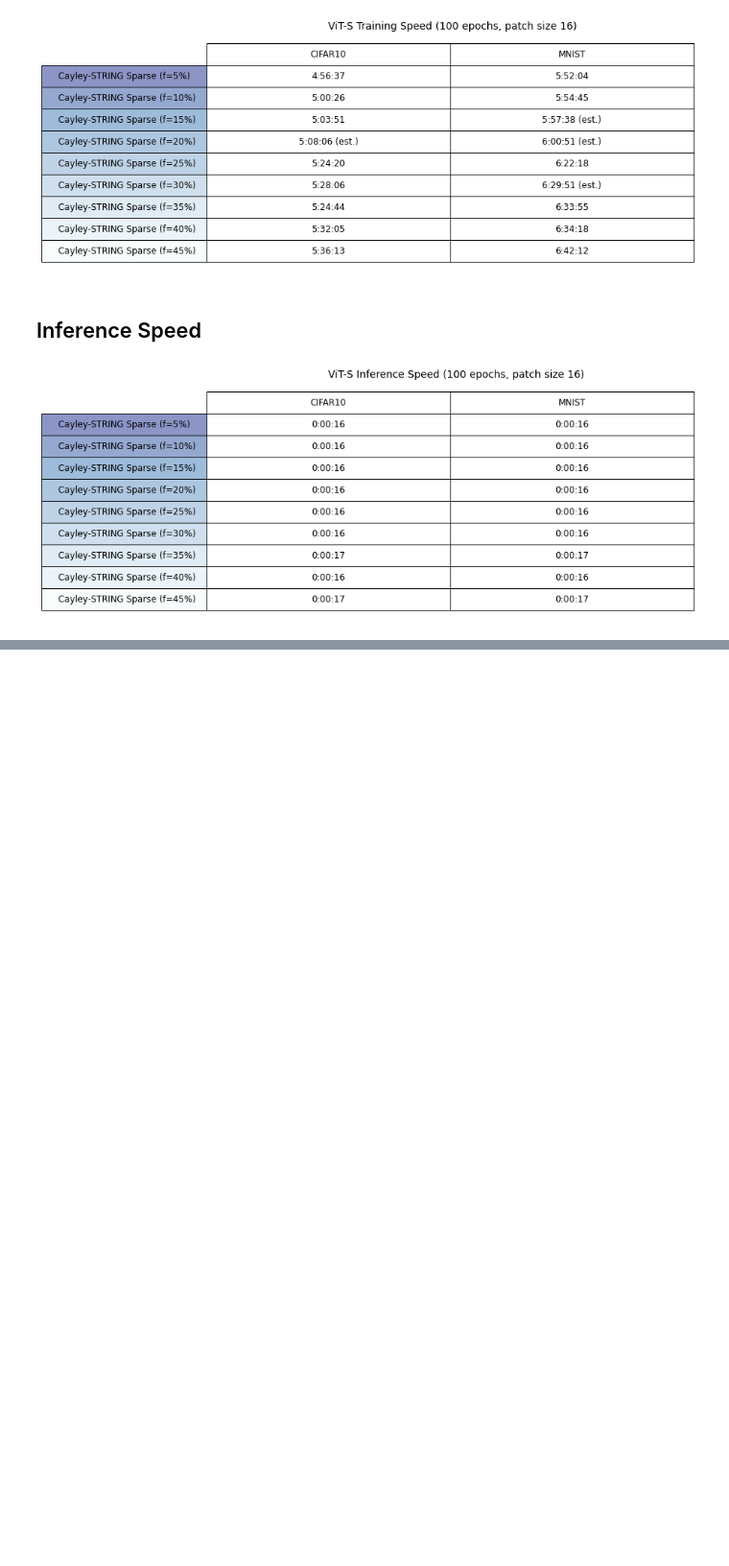
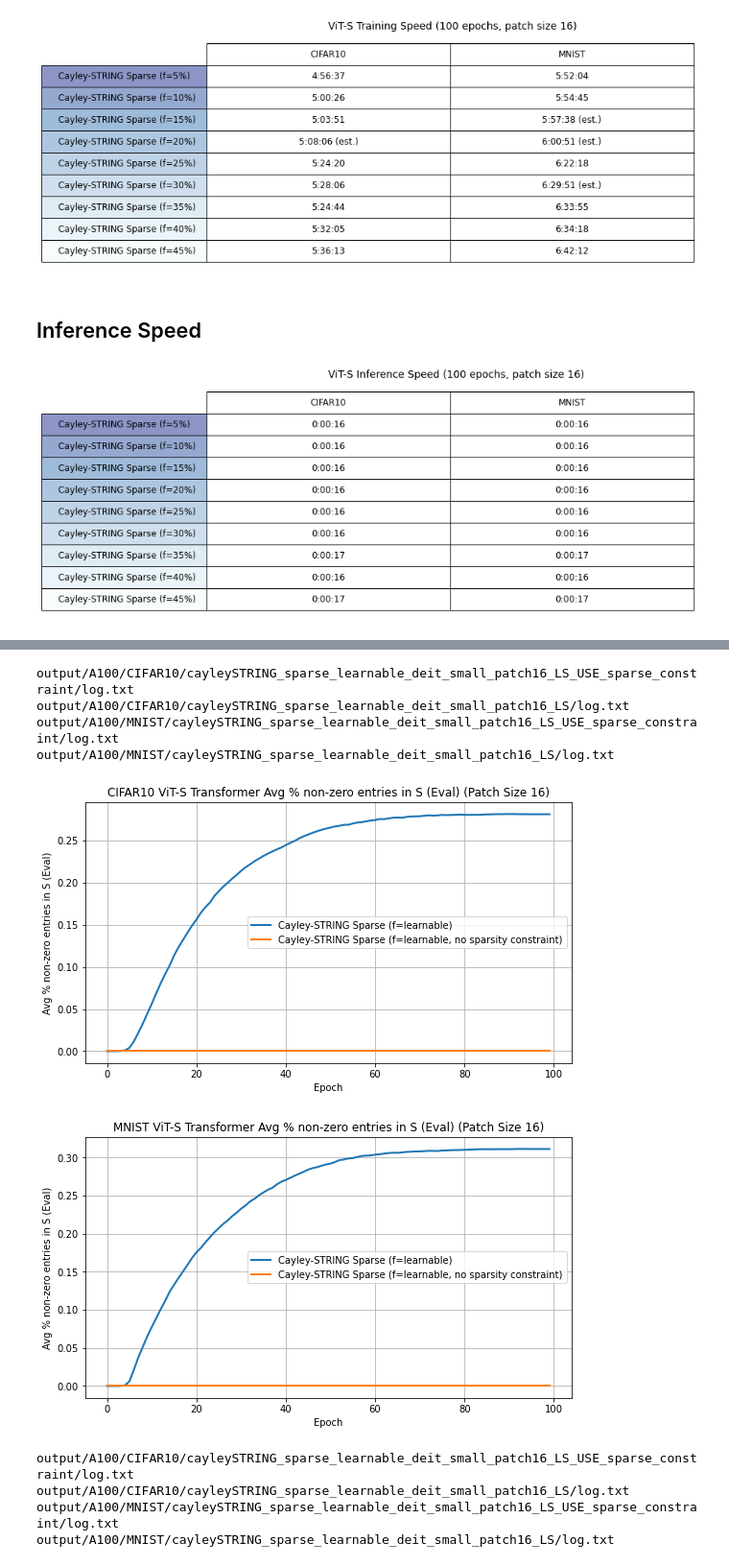
Before and after one commit to mariafernandasf/data-mining-project, a Jupyter notebook: plot_experiment_results_new.ipynb, the cells around one changed output, grey strips where cells are left out. Shown at 96% size. Drawn from its saved outputs; the diff is of its cells as text; code cells hidden in the pictures; blank space fills up the shorter version.

```diff
--- a/plot_experiment_results_new.ipynb
+++ b/plot_experiment_results_new.ipynb
@@ -408,0 +429,56 @@ inference_speed_plot(sparse_fixed_f_variants, figsize=(6, 6), scale_x=2.0, scale
+# %%
+def plot_sparse_learnable_params(model_dict, param, param_label):
+    for dataset in datasets:
+        fig = plt.figure(figsize=(20,5))
+        axes = fig.add_subplot(1,2,1)
+        for model_name, model_label in model_dict.items():
+            log_filepath = output_dir_prefix + dataset + "/" + model_name + "/" + log_file
+            print(log_filepath)
+            with open(log_filepath) as f:
+                log_data = f.read()
+
+            # reconstructing data as a dictionary
+            log_data = "[" + log_data.replace("}", "},\n").strip(",\n") + "]"
+
+            # Parse the corrected JSON
+            log_data = json.loads(log_data)
+
+            filtered_log_data = {}
+            epoch = 0
+            for log_dict in log_data:
+                # need to manually correct if there are repeated epochs
+                assert epoch == log_dict["epoch"]
+                test_loss =  log_dict[param]
+
+                filtered_log_data[log_dict["epoch"]] = test_loss
+                epoch += 1
+
+            filtered_log_data = dict(sorted(filtered_log_data.items()))
+
+            # Plot eval
+            epochs = list(filtered_log_data.keys())
+            val_loss_ls = list(filtered_log_data.values())
+            axes.plot(epochs,val_loss_ls,'-',label=model_label, linewidth=2)
+
+        axes.legend(loc='best')
+        axes.set_xlabel("Epoch")
+        axes.set_ylabel(param_label)
+        axes.set_title(f"{dataset} ViT-S Transformer {param_label} (Patch Size 16)")
+
+
+        axes.grid()
+    plt.show()
+# %%
+plot_sparse_learnable_params(sparse_learnable_variants, "avg_eval_S_pct", "Avg % non-zero entries in S (Eval)")
+plot_sparse_learnable_params(sparse_learnable_variants, "avg_train_S_pct", "Avg % non-zero entries in S (Train)")
+# %% [output]
+output/A100/CIFAR10/cayleySTRING_sparse_learnable_deit_small_patch16_LS_USE_sparse_constraint/log.txt
+output/A100/CIFAR10/cayleySTRING_sparse_learnable_deit_small_patch16_LS/log.txt
+output/A100/MNIST/cayleySTRING_sparse_learnable_deit_small_patch16_LS_USE_sparse_constraint/log.txt
+output/A100/MNIST/cayleySTRING_sparse_learnable_deit_small_patch16_LS/log.txt
+[figure, added]
+[figure, added]
+output/A100/CIFAR10/cayleySTRING_sparse_learnable_deit_small_patch16_LS_USE_sparse_constraint/log.txt
+output/A100/CIFAR10/cayleySTRING_sparse_learnable_deit_small_patch16_LS/log.txt
+output/A100/MNIST/cayleySTRING_sparse_learnable_deit_small_patch16_LS_USE_sparse_constraint/log.txt
+output/A100/MNIST/cayleySTRING_sparse_learnable_deit_small_patch16_LS/log.txt
```
Also changed, not shown: parts of 9 cells of this notebook.
